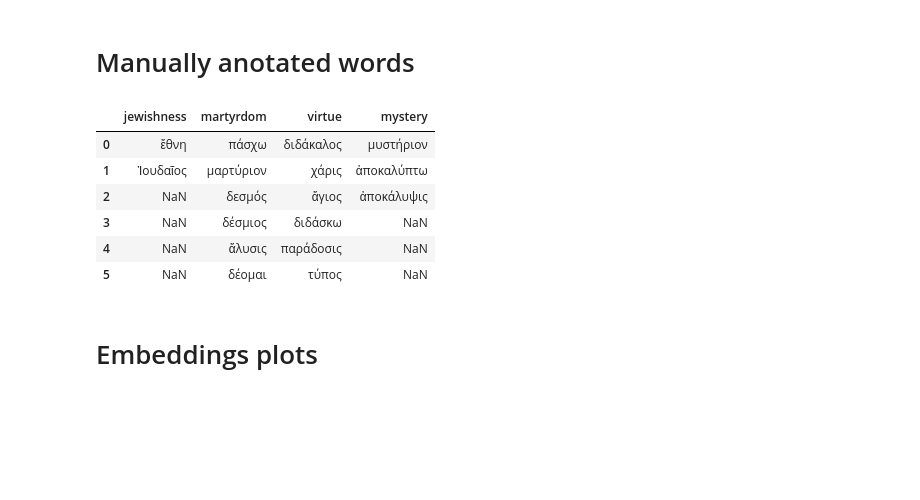
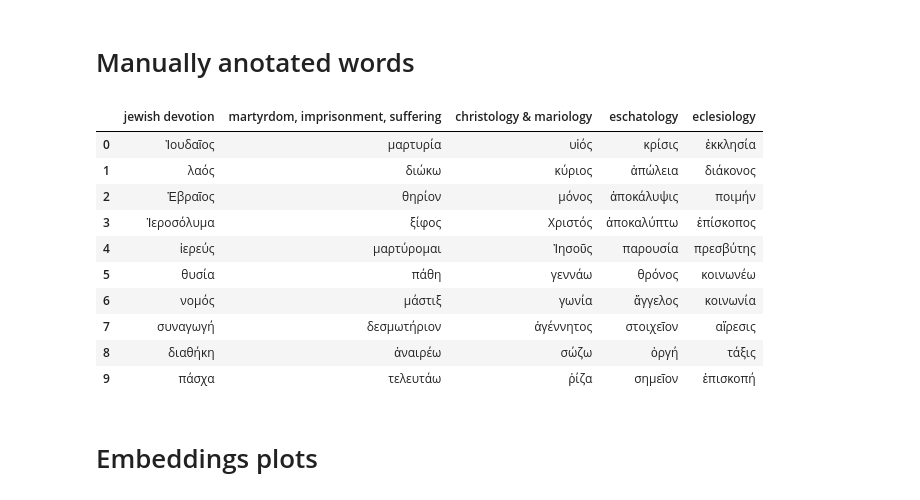
Before and after one commit to kasev/paul, a Jupyter notebook: scripts/4_embeddings-analysis.ipynb, the cells around one changed output. Drawn from its saved outputs; the diff is of its cells as text; code cells hidden in the pictures; blank space fills up the shorter version.

```diff
--- a/scripts/4_embeddings-analysis.ipynb
+++ b/scripts/4_embeddings-analysis.ipynb
@@ -46,8 +46,9 @@ data_1to3[-1]
 | κόρος | 0.404929 | 0.402210 | 0.403034 | 0.405355 | 0.403365 | 0.412458 | 0.410550 | 0.415408 | 0.414229 | 0.410794 | ... | ... |
 2000 rows × 2000 columns
 # %%
-set_with_dataframe(paul_results.add_worksheet("wordlist_1to3",1,1), pd.DataFrame(data_1to3[-1].columns))
-set_with_dataframe(paul_results.add_worksheet("wordlist_4to5",1,1), pd.DataFrame(data_4to5[-1].columns))
+# export to gsheets
+#set_with_dataframe(paul_results.add_worksheet("wordlist_1to3",1,1), pd.DataFrame(data_1to3[-1].columns))
+#set_with_dataframe(paul_results.add_worksheet("wordlist_4to5",1,1), pd.DataFrame(data_4to5[-1].columns))
 # %% [markdown]
 # Paul's nearest neighbours
 # %%
@@ -84,15 +85,19 @@ set_with_dataframe(paul_results.worksheet("paul_20NN"), paul_nn_df)
 # Manually anotated words
 # %%
 coding_words = get_as_dataframe(paul_results.worksheet("coding_words"))
-coding_words
+coding_words[:10]
 # %% [output]
-|  | jewishness | martyrdom | virtue | mystery |
-| 0 | ἔθνη | πάσχω | διδάκαλος | μυστήριον |
-| 1 | Ἰουδαῖος | μαρτύριον | χάρις | ἀποκαλύπτω |
-| 2 | NaN | δεσμός | ἅγιος | ἀποκάλυψις |
-| 3 | NaN | δέσμιος | διδάσκω | NaN |
-| 4 | NaN | ἅλυσις | παράδοσις | NaN |
-| 5 | NaN | δέομαι | τύπος | NaN |
+|  | jewish devotion | martyrdom, imprisonment, suffering | christology & mariology | eschatology | eclesiology |
+| 0 | Ἰουδαῖος | μαρτυρία | υἱός | κρίσις | ἐκκλησία |
+| 1 | λαός | διώκω | κύριος | ἀπώλεια | διάκονος |
+| 2 | Ἑβραῖος | θηρίον | μόνος | ἀποκάλυψις | ποιμήν |
+| 3 | Ἱεροσόλυμα | ξίφος | Χριστός | ἀποκαλύπτω | ἐπίσκοπος |
+| 4 | ἱερεύς | μαρτύρομαι | Ἰησοῦς | παρουσία | πρεσβύτης |
+| 5 | θυσία | πάθη | γεννάω | θρόνος | κοινωνέω |
+| 6 | νομός | μάστιξ | γωνία | ἄγγελος | κοινωνία |
+| 7 | συναγωγή | δεσμωτήριον | ἀγέννητος | στοιχεῖον | αἵρεσις |
+| 8 | διαθήκη | ἀναιρέω | σώζω | ὀργή | τάξις |
+| 9 | πάσχα | τελευτάω | ῥίζα | σημεῖον | ἐπισκοπή |
 # %% [markdown]
 # Embeddings plots
 # %%
```
Also changed, not shown: parts of 4 cells of this notebook, 1 other file.
